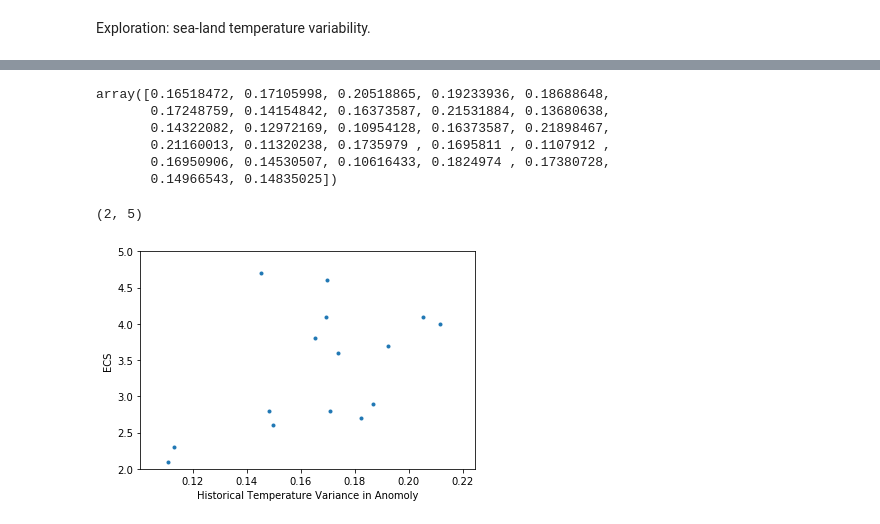
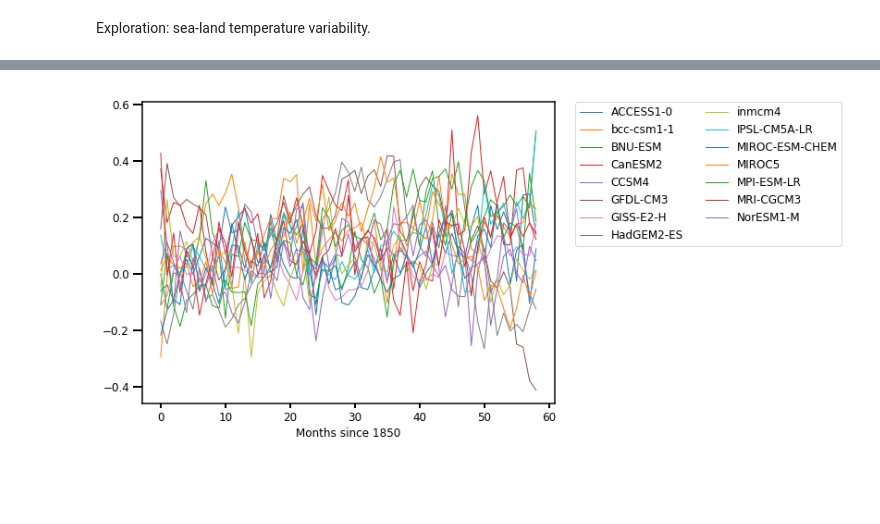
Before and after one commit to Loljaca/Emergent_Constraints, a Jupyter notebook: ExampleCMIPData.ipynb, the cells around one changed output, grey strips where cells are left out. Drawn from its saved outputs; the diff is of its cells as text; code cells hidden in the pictures; blank space fills up the shorter version.

```diff
--- a/ExampleCMIPData.ipynb
+++ b/ExampleCMIPData.ipynb
@@ -30,28 +59,25 @@ Exploration: sea-land temperature variability.
 # %%
+#Prepare to read in CMIP5 Info
+
 data_names = ['tas_Amon_ACCESS1-0_historical*.nc', # 3.8
     'tas_Amon_bcc-csm1-1_historical*.nc', # 2.8
     'tas_Amon_BNU-ESM_historical*.nc', # 4.1
     'tas_Amon_CanESM2_historical*.nc', # 3.7
     'tas_Amon_CCSM4_historical*.nc', # 2.9
-    'tas_Amon_CESM1-BGC_historical*.nc', # UNK
-    'tas_Amon_CESM1-CAM5_historical*.nc', # UNK
-    'tas_Amon_FIO-ESM_historical*.nc', # UNK
-    'tas_Amon_CMCC-CESM_historical*.nc', # UNK
-    'tas_Amon_CMCC-CM_historical*.nc',#
-    'tas_Amon_CMCC-CMS_historical*.nc', #
-    'tas_Amon_EC-EARTH_historical*.nc', #
-    'tas_Amon_FGOALS-g2_historical*.nc', #
-    'tas_Amon_FIO-ESM_historical*.nc', #
-    'tas_Amon_GFDL-CM2p1_historical*.nc', #
     'tas_Amon_GFDL-CM3_historical*.nc', # 4.0
     'tas_Amon_GISS-E2-H_historical*.nc', # 2.3
-    'tas_Amon_HadCM3_historical*.nc', # 0
     'tas_Amon_HadGEM2-ES_historical*.nc', # 4.6
     'tas_Amon_inmcm4_historical*.nc', # 2.1
     'tas_Amon_IPSL-CM5A-LR_historical*.nc', # 4.1
     'tas_Amon_MIROC-ESM-CHEM_historical*.nc', #4.7
-    'tas_Amon_MIROC4h_historical*.nc', # 0
     'tas_Amon_MIROC5_historical*.nc', #2.7
     'tas_Amon_MPI-ESM-LR_historical*.nc', # 3.6
     'tas_Amon_MRI-CGCM3_historical*.nc', # 2.6
     'tas_Amon_NorESM1-M_historical*.nc'] # 2.8
+
+labels = ['ACCESS1-0','bcc-csm1-1','BNU-ESM','CanESM2','CCSM4', 'GFDL-CM3',
+    'GISS-E2-H', 'HadGEM2-ES', 'inmcm4', 'IPSL-CM5A-LR', 'MIROC-ESM-CHEM',
+    'MIROC5', 'MPI-ESM-LR','MRI-CGCM3', 'NorESM1-M']
+cs =  [3.8, 2.8, 4.1, 3.7, 2.9,
+       4.0, 2.3, 4.6, 2.1, 4.1, 4.7, 2.7, 3.6, 2.6,  2.8]
+fast_variable = np.zeros(len(data_names))
@@ -96,33 +128,21 @@ def Detrend(input_data):
 # %%
-fast_variable = np.zeros(len(data_names))
-
 for i in range(len(data_names)):
-    #filename = '/Users/g/Documents/CMIP5/'+ data_names[i]
-    #ds = nc.Dataset(filename)
-    #temperatures = ds['tas'][:,:,:]
 
     data_path = Path('/Users/g/Documents/CMIP5/')
     files = sorted(data_path.glob(data_names[i]))
+
     data = [nc.Dataset(f) for f in files]
     temperatures = np.concatenate([d['tas'][:] for d in data])
 
+    #Calculate the global averate temperature
     temp_time = np.sum(temperatures * grid_areas(data[0]), axis=(1,2))
 
     fast_variable[i] = np.std(Detrend(temp_time))
+
+    # Plot for each CMIP5 Model
+    plt.plot(Detrend(temp_time)[1:60], label = labels[i] )
+
+plt.xlabel('Months since 1850')
+plt.legend(ncol=2, bbox_to_anchor=(1.05, 1), loc=2, borderaxespad=0.);
+# %% [output]
+[figure, added]
-# %%
-fast_variable
-# %% [output]
-array([0.16518472, 0.17105998, 0.20518865, 0.19233936, 0.18688648,
-       0.17248759, 0.14154842, 0.16373587, 0.21531884, 0.13680638,
-       0.14322082, 0.12972169, 0.10954128, 0.16373587, 0.21898467,
-       0.21160013, 0.11320238, 0.1735979 , 0.1695811 , 0.1107912 ,
-       0.16950906, 0.14530507, 0.10616433, 0.1824974 , 0.17380728,
-       0.14966543, 0.14835025])
-# %%
-plt.plot(fast_variable,cs, '.')
-plt.ylabel('ECS')
-plt.xlabel('Historical Temperature Variance in Anomoly')
-plt.ylim([2,5])
-# %% [output]
-(2, 5)
-[figure, removed]
```
Also changed, not shown: parts of 14 cells of this notebook, 1 other file.
